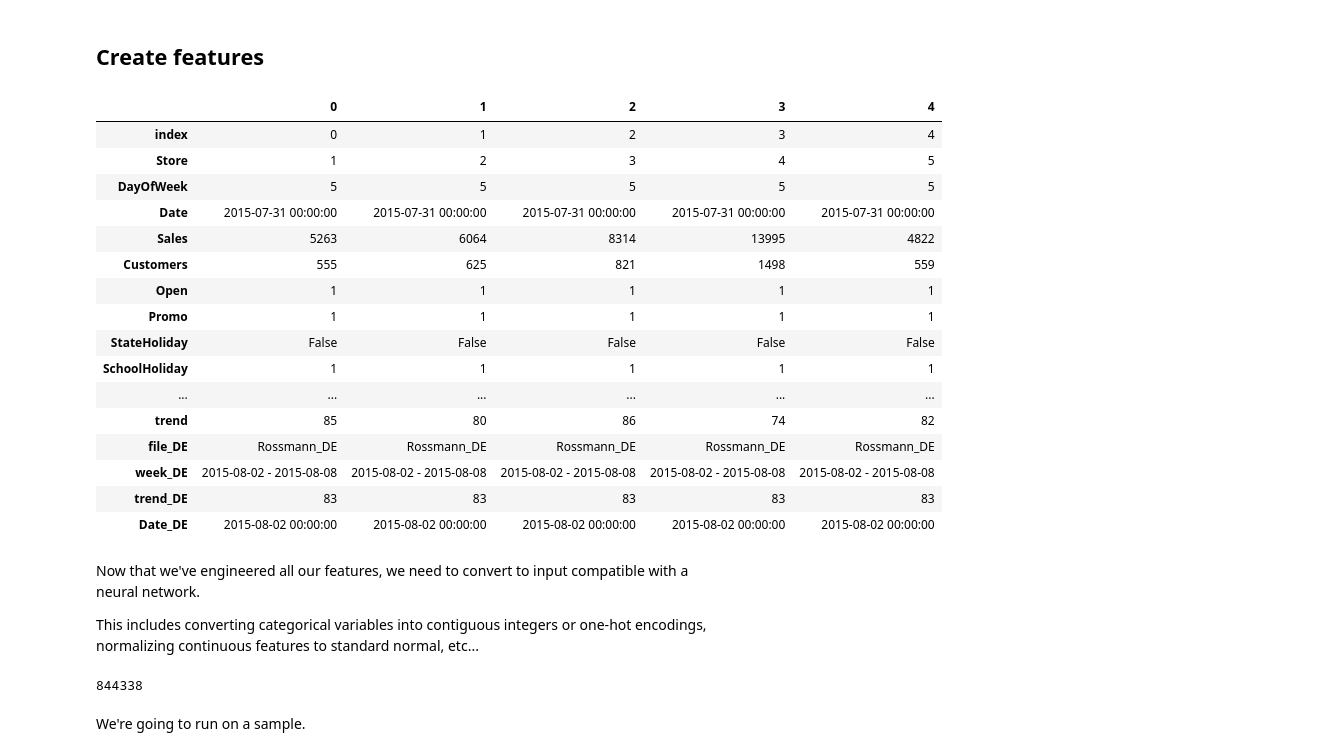
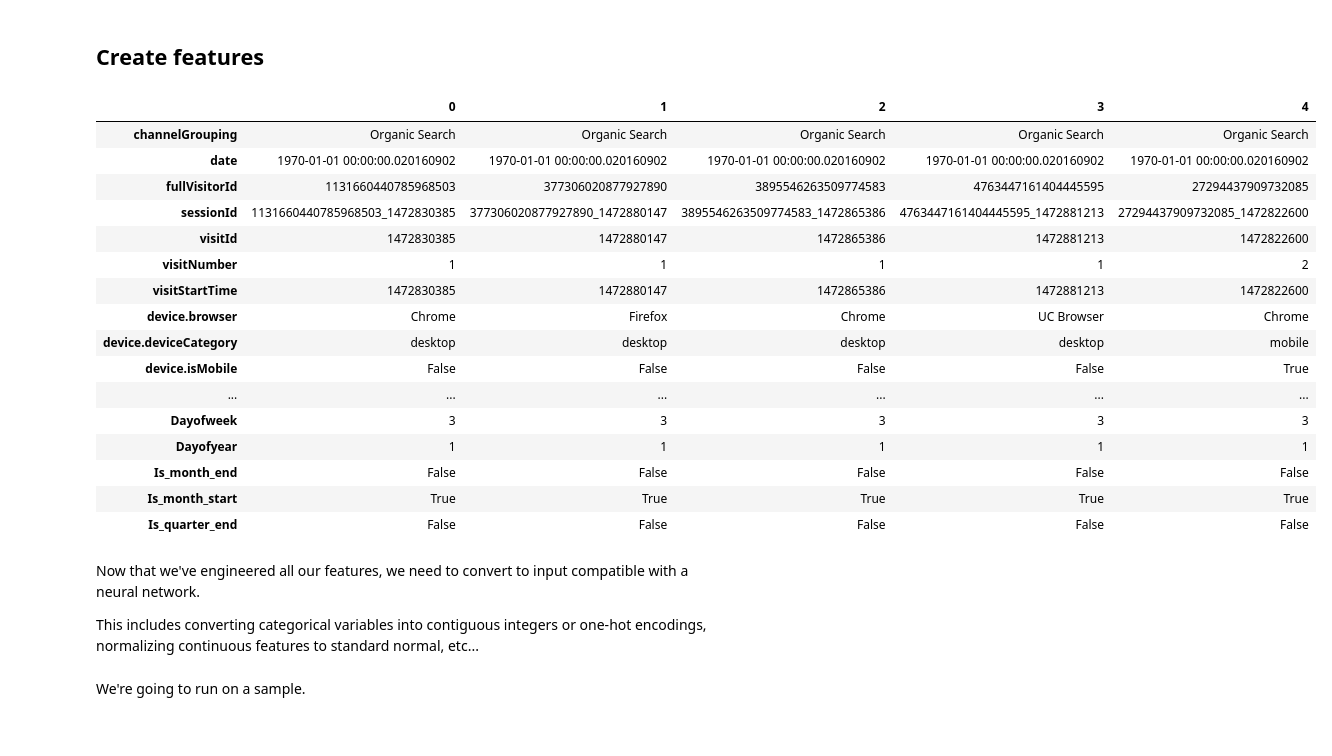
Before and after one commit to borowis/fastai, a Jupyter notebook: courses/dl1/lesson3-google-ga.ipynb, the cells around one changed output. Drawn from its saved outputs; the diff is of its cells as text; code cells hidden in the pictures.

```diff
--- a/courses/dl1/lesson3-google-ga.ipynb
+++ b/courses/dl1/lesson3-google-ga.ipynb
@@ -300,43 +306,29 @@ While these steps were explicitly outlined in the paper, these are all fairly ty
 # %% [markdown]
 ## Create features
 # %%
-joined = pd.read_feather(f'{PATH}joined')
-joined_test = pd.read_feather(f'{PATH}joined_test')
+train = pd.read_feather(f'{PATH}train')
+test = pd.read_feather(f'{PATH}test')
 # %%
-joined.head().T.head(40)
+train.head().T.head(40)
 # %% [output]
 |  | 0 | 1 | 2 | 3 | 4 |
-| index | 0 | 1 | 2 | 3 | 4 |
-| Store | 1 | 2 | 3 | 4 | 5 |
-| DayOfWeek | 5 | 5 | 5 | 5 | 5 |
-| Date | 2015-07-31 00:00:00 | 2015-07-31 00:00:00 | 2015-07-31 00:00:00 | 2015-07-31 00:00:00 | 2015-07-31 00:00:00 |
-| Sales | 5263 | 6064 | 8314 | 13995 | 4822 |
-| Customers | 555 | 625 | 821 | 1498 | 559 |
-| Open | 1 | 1 | 1 | 1 | 1 |
-| Promo | 1 | 1 | 1 | 1 | 1 |
-| StateHoliday | False | False | False | False | False |
-| SchoolHoliday | 1 | 1 | 1 | 1 | 1 |
+| channelGrouping | Organic Search | Organic Search | Organic Search | Organic Search | Organic Search |
+| date | 1970-01-01 00:00:00.020160902 | 1970-01-01 00:00:00.020160902 | 1970-01-01 00:00:00.020160902 | 1970-01-01 00:00:00.020160902 | 1970-01-01 00:00:00.020160902 |
+| fullVisitorId | 1131660440785968503 | 377306020877927890 | 3895546263509774583 | 4763447161404445595 | 27294437909732085 |
+| sessionId | 1131660440785968503_1472830385 | 377306020877927890_1472880147 | 3895546263509774583_1472865386 | 4763447161404445595_1472881213 | 27294437909732085_1472822600 |
+| visitId | 1472830385 | 1472880147 | 1472865386 | 1472881213 | 1472822600 |
+| visitNumber | 1 | 1 | 1 | 1 | 2 |
+| visitStartTime | 1472830385 | 1472880147 | 1472865386 | 1472881213 | 1472822600 |
+| device.browser | Chrome | Firefox | Chrome | UC Browser | Chrome |
+| device.deviceCategory | desktop | desktop | desktop | desktop | mobile |
+| device.isMobile | False | False | False | False | True |
 | ... | ... | ... | ... | ... | ... |
-| trend | 85 | 80 | 86 | 74 | 82 |
-| file_DE | Rossmann_DE | Rossmann_DE | Rossmann_DE | Rossmann_DE | Rossmann_DE |
-| week_DE | 2015-08-02 - 2015-08-08 | 2015-08-02 - 2015-08-08 | 2015-08-02 - 2015-08-08 | 2015-08-02 - 2015-08-08 | 2015-08-02 - 2015-08-08 |
-| trend_DE | 83 | 83 | 83 | 83 | 83 |
-| Date_DE | 2015-08-02 00:00:00 | 2015-08-02 00:00:00 | 2015-08-02 00:00:00 | 2015-08-02 00:00:00 | 2015-08-02 00:00:00 |
+| Dayofweek | 3 | 3 | 3 | 3 | 3 |
+| Dayofyear | 1 | 1 | 1 | 1 | 1 |
+| Is_month_end | False | False | False | False | False |
+| Is_month_start | True | True | True | True | True |
+| Is_quarter_end | False | False | False | False | False |
 # %% [markdown]
 Now that we've engineered all our features, we need to convert to input compatible with a neural network.
 
 This includes converting categorical variables into contiguous integers or one-hot encodings, normalizing continuous features to standard normal, etc...
-# %%
-cat_vars = ['Store', 'DayOfWeek', 'Year', 'Month', 'Day', 'StateHoliday', 'CompetitionMonthsOpen',
-    'Promo2Weeks', 'StoreType', 'Assortment', 'PromoInterval', 'CompetitionOpenSinceYear', 'Promo2SinceYear',
-    'State', 'Week', 'Events', 'Promo_fw', 'Promo_bw', 'StateHoliday_fw', 'StateHoliday_bw',
-    'SchoolHoliday_fw', 'SchoolHoliday_bw']
-
-contin_vars = ['CompetitionDistance', 'Max_TemperatureC', 'Mean_TemperatureC', 'Min_TemperatureC',
-   'Max_Humidity', 'Mean_Humidity', 'Min_Humidity', 'Max_Wind_SpeedKm_h',
-   'Mean_Wind_SpeedKm_h', 'CloudCover', 'trend', 'trend_DE',
-   'AfterStateHoliday', 'BeforeStateHoliday', 'Promo', 'SchoolHoliday']
-
-n = len(joined); n
-# %% [output]
-844338
```
Also changed, not shown: parts of 12 cells of this notebook.
